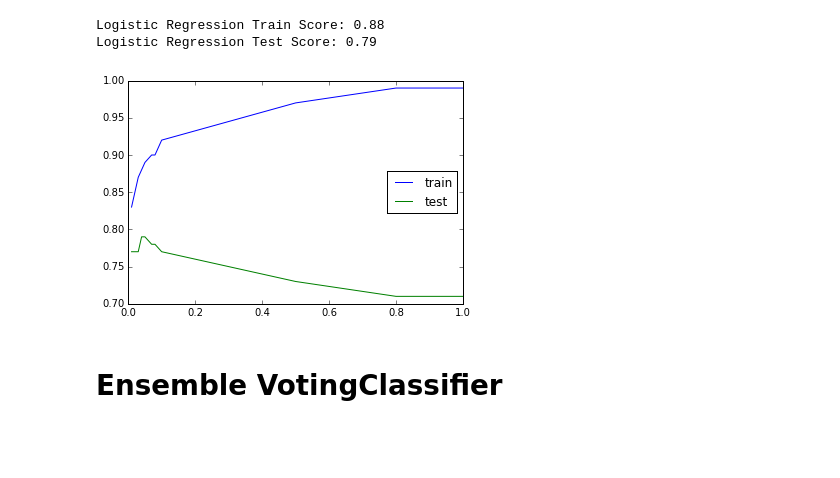
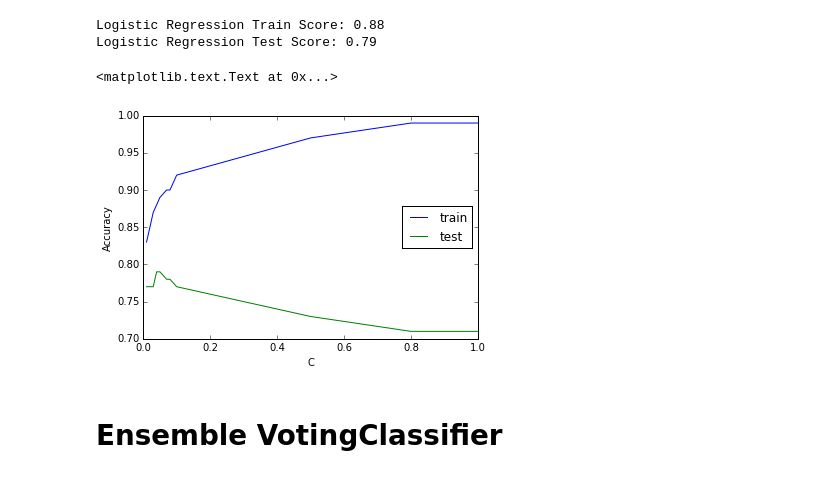
Before and after one commit to rui-r-duan/ecg_classification, a Jupyter notebook: ecg-exp.ipynb, the cells around one changed output. Cells and saved outputs as stored; diff of their text form; code cells hidden in the pictures; blank space fills up the shorter version.

Commit message:
add x and y labels for regularization figure

```diff
--- a/ecg-exp.ipynb
+++ b/ecg-exp.ipynb
@@ -381,15 +381,19 @@ print('Logistic Regression Test Score: {:.2f}'.format(lr.score(X_test, y_test)))
 Logistic Regression Train Score: 0.88
 Logistic Regression Test Score: 0.79
 # %%
+%matplotlib inline
 import matplotlib.pyplot as plt
 C = [0.01, 0.03, 0.04, 0.05, 0.07, 0.08, 0.1, 0.5, 0.8, 1.0]
 train = [0.83, 0.87, 0.88, 0.89, 0.9, 0.9, 0.92, 0.97, 0.99, 0.99]
 test = [0.77, 0.77, 0.79, 0.79, 0.78, 0.78, 0.77, 0.73, 0.71, 0.71]
 line1, = plt.plot(C, train, label="train")
 line2, = plt.plot(C, test, label="test")
 plt.legend(loc='right')
+plt.xlabel('C')
+plt.ylabel('Accuracy')
 # %% [output]
+<matplotlib.text.Text at 0x...>
-[figure, old version]
+[figure, new version]
 # %% [markdown]
 # Ensemble VotingClassifier
 # %%
```
